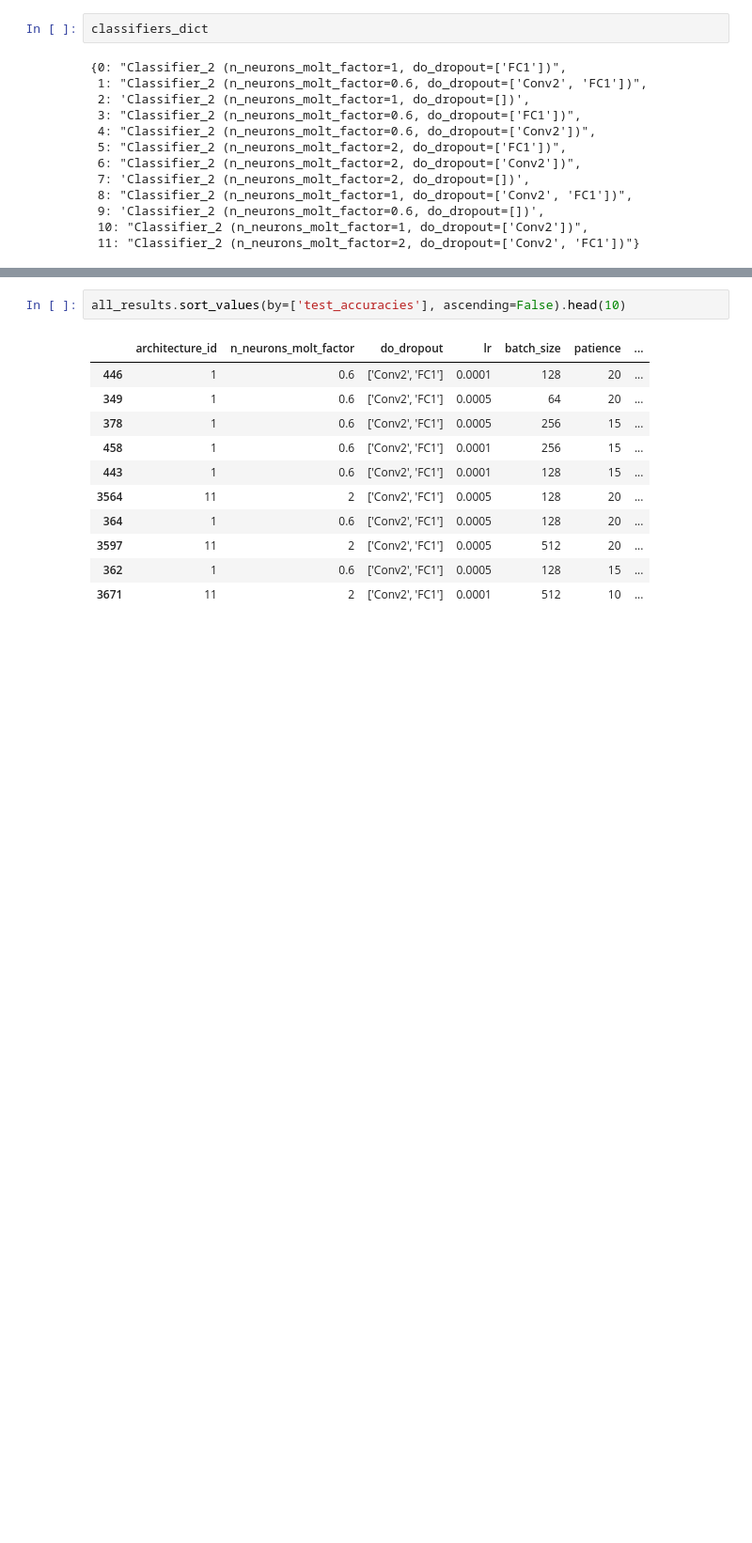
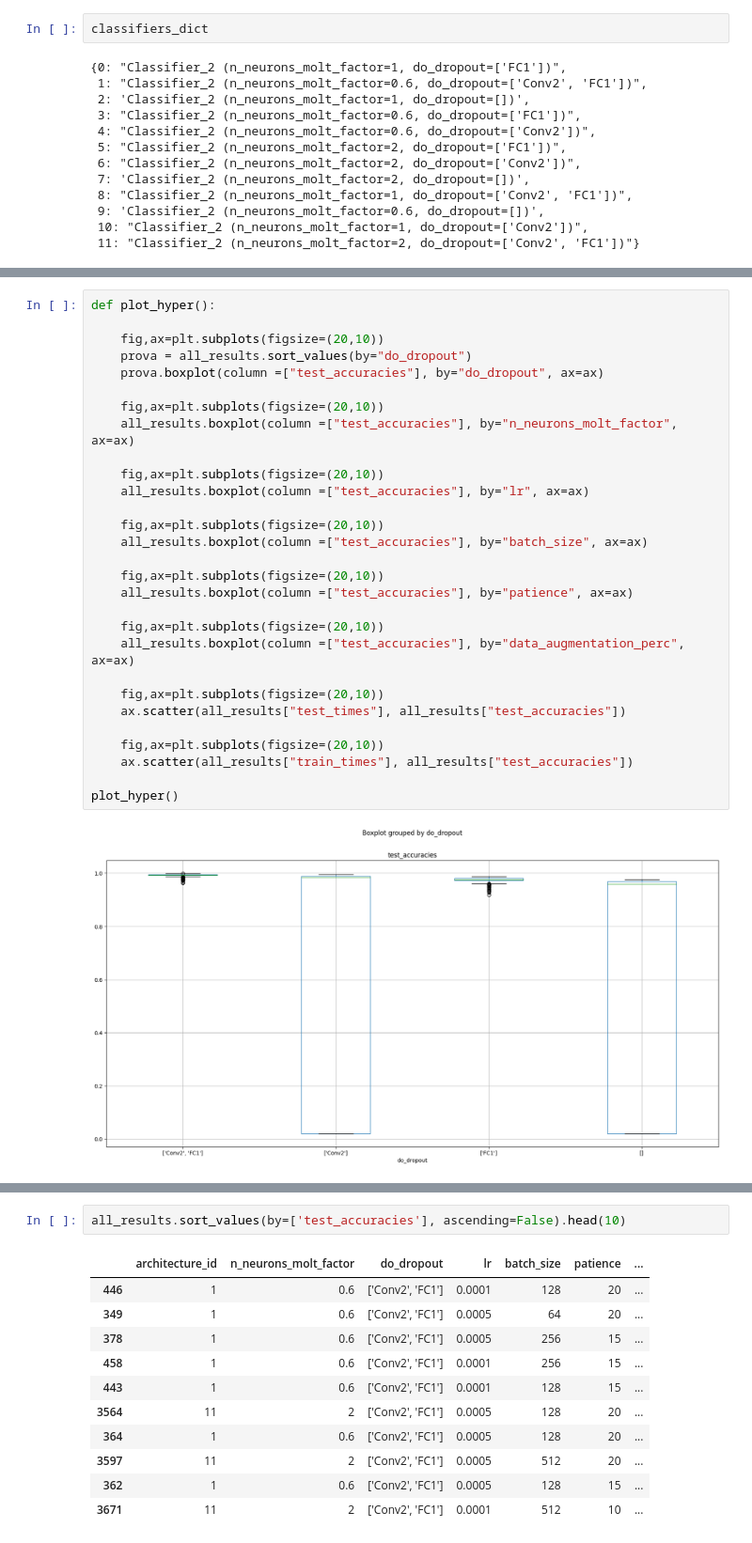
Before and after one commit to Lotto98/Sign-Language-MNIST, a Jupyter notebook: src/Classifier_2.ipynb, the cells around one changed output, grey strips where cells are left out. Shown at 94% size. Cells and saved outputs as stored; diff of their text form; blank space fills up the shorter version.

```diff
--- a/src/Classifier_2.ipynb
+++ b/src/Classifier_2.ipynb
@@ -24,0 +40,31 @@ classifiers_dict
+# %%
+def plot_hyper():
+
+    fig,ax=plt.subplots(figsize=(20,10))
+    prova = all_results.sort_values(by="do_dropout")
+    prova.boxplot(column =["test_accuracies"], by="do_dropout", ax=ax)
+
+    fig,ax=plt.subplots(figsize=(20,10))
+    all_results.boxplot(column =["test_accuracies"], by="n_neurons_molt_factor", ax=ax)
+
+    fig,ax=plt.subplots(figsize=(20,10))
+    all_results.boxplot(column =["test_accuracies"], by="lr", ax=ax)
+
+    fig,ax=plt.subplots(figsize=(20,10))
+    all_results.boxplot(column =["test_accuracies"], by="batch_size", ax=ax)
+
+    fig,ax=plt.subplots(figsize=(20,10))
+    all_results.boxplot(column =["test_accuracies"], by="patience", ax=ax)
+
+    fig,ax=plt.subplots(figsize=(20,10))
+    all_results.boxplot(column =["test_accuracies"], by="data_augmentation_perc", ax=ax)
+
+    fig,ax=plt.subplots(figsize=(20,10))
+    ax.scatter(all_results["test_times"], all_results["test_accuracies"])
+
+    fig,ax=plt.subplots(figsize=(20,10))
+    ax.scatter(all_results["train_times"], all_results["test_accuracies"])
+
+plot_hyper()
+# %% [output]
+[figure, added]
```
Also changed, not shown: parts of 11 cells of this notebook, 2 other files.
